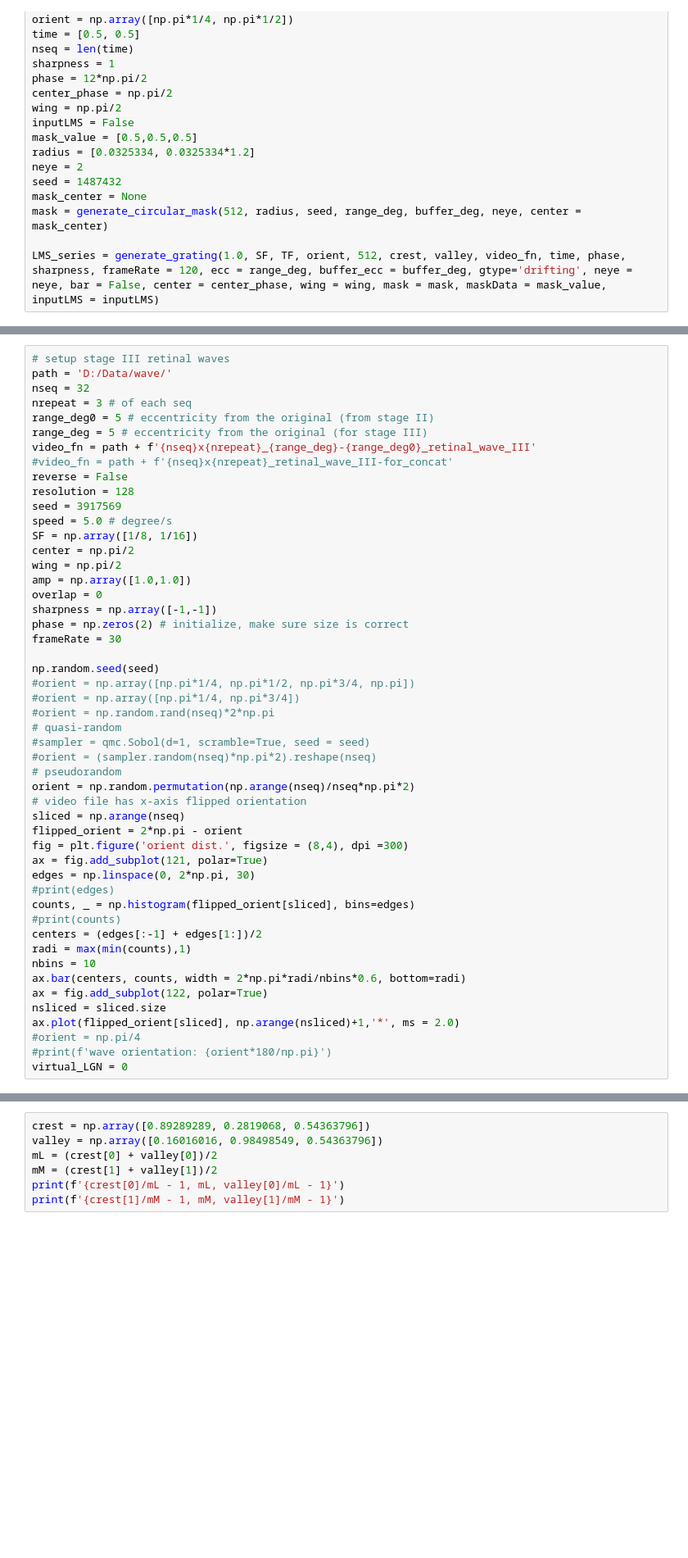
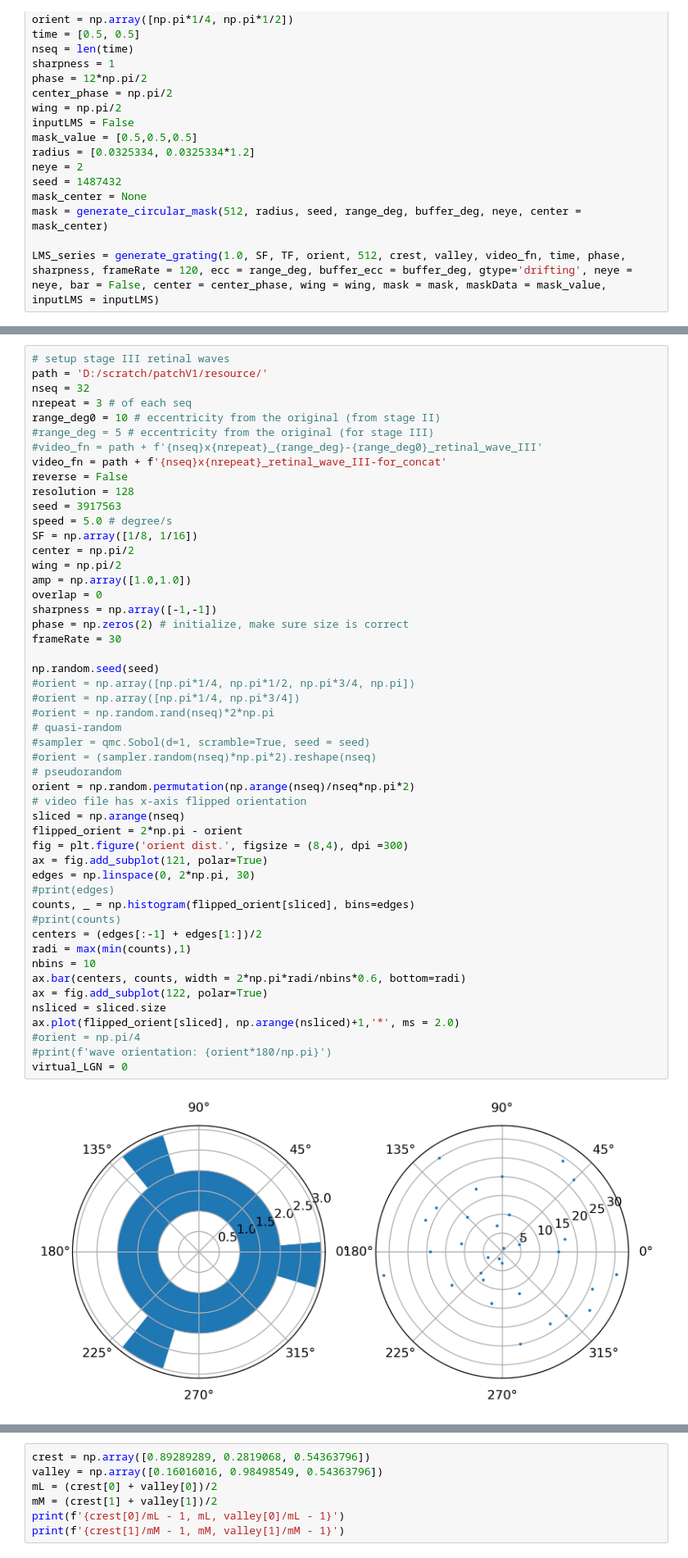
Before and after one commit to g13/patchV1, a Jupyter notebook: ext_input.ipynb, the cells around one changed output, grey strips where cells are left out. Shown at 82% size. Cells and saved outputs as stored; diff of their text form; blank space fills up the shorter version.

```diff
--- a/ext_input.ipynb
+++ b/ext_input.ipynb
@@ -181,15 +216,15 @@ generate_retinal_wave(amp, SF, TF, waveSF, waveTF, orient, phase, sharpness, res
 # %%
 # setup stage III retinal waves
-path = 'D:/Data/wave/'
+path = 'D:/scratch/patchV1/resource/'
 nseq = 32
 nrepeat = 3 # of each seq
-range_deg0 = 5 # eccentricity from the original (from stage II)
-range_deg = 5 # eccentricity from the original (for stage III)
-video_fn = path + f'{nseq}x{nrepeat}_{range_deg}-{range_deg0}_retinal_wave_III'
-#video_fn = path + f'{nseq}x{nrepeat}_retinal_wave_III-for_concat'
+range_deg0 = 10 # eccentricity from the original (from stage II)
+#range_deg = 5 # eccentricity from the original (for stage III)
+#video_fn = path + f'{nseq}x{nrepeat}_{range_deg}-{range_deg0}_retinal_wave_III'
+video_fn = path + f'{nseq}x{nrepeat}_retinal_wave_III-for_concat'
 reverse = False
 resolution = 128
-seed = 3917569
+seed = 3917563
 speed = 5.0 # degree/s
 SF = np.array([1/8, 1/16])
 center = np.pi/2
@@ -201,33 +236,35 @@ phase = np.zeros(2) # initialize, make sure size is correct
 frameRate = 30
 
 np.random.seed(seed)
 #orient = np.array([np.pi*1/4, np.pi*1/2, np.pi*3/4, np.pi])
 #orient = np.array([np.pi*1/4, np.pi*3/4])
 #orient = np.random.rand(nseq)*2*np.pi
 # quasi-random
 #sampler = qmc.Sobol(d=1, scramble=True, seed = seed)
 #orient = (sampler.random(nseq)*np.pi*2).reshape(nseq)
 # pseudorandom
 orient = np.random.permutation(np.arange(nseq)/nseq*np.pi*2)
 # video file has x-axis flipped orientation
 sliced = np.arange(nseq)
 flipped_orient = 2*np.pi - orient
 fig = plt.figure('orient dist.', figsize = (8,4), dpi =300)
 ax = fig.add_subplot(121, polar=True)
 edges = np.linspace(0, 2*np.pi, 30)
 #print(edges)
 counts, _ = np.histogram(flipped_orient[sliced], bins=edges)
 #print(counts)
 centers = (edges[:-1] + edges[1:])/2
 radi = max(min(counts),1)
 nbins = 10
 ax.bar(centers, counts, width = 2*np.pi*radi/nbins*0.6, bottom=radi)
 ax = fig.add_subplot(122, polar=True)
 nsliced = sliced.size
 ax.plot(flipped_orient[sliced], np.arange(nsliced)+1,'*', ms = 2.0)
 #orient = np.pi/4
 #print(f'wave orientation: {orient*180/np.pi}')
 virtual_LGN = 0
+# %% [output]
+[figure, added]
 # %%
 # generate stage III retinal waves
 stimulus_fn = video_fn + '.bin'
```
Also changed, not shown: parts of 6 cells of this notebook, 6 other files.
